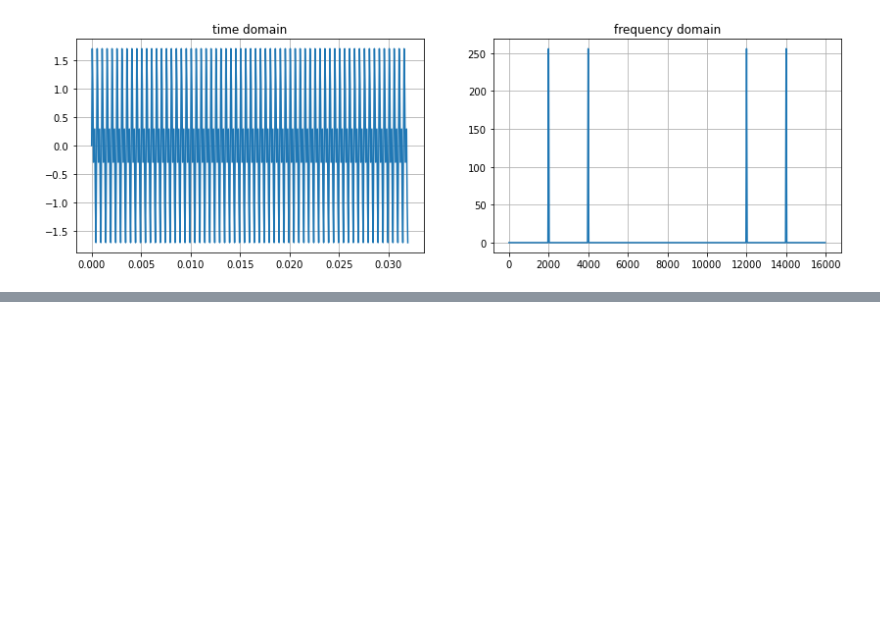
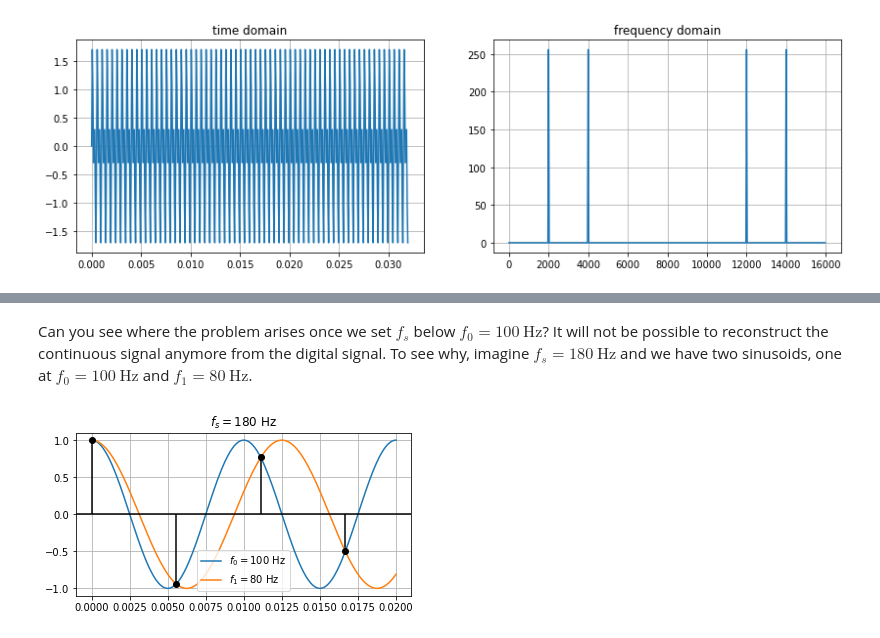
Before and after one commit to philgzl/dsp-primer, a Jupyter notebook: notebook.ipynb, the cells around one changed output, grey strips where cells are left out. Cells and saved outputs as stored; diff of their text form; code cells hidden in the pictures; blank space fills up the shorter version.

```diff
--- a/notebook.ipynb
+++ b/notebook.ipynb
@@ -347,0 +379,26 @@ plt.show()  # you should observe the curves overlap in both plots
+# %% [markdown]
+Can you see where the problem arises once we set $f_s$ below $f_0=100\ \text{Hz}$? It will not be possible to reconstruct the continuous signal anymore from the digital signal. To see why, imagine $f_s=180\ \text{Hz}$ and we have two sinusoids, one at $f_0=100\ \text{Hz}$ and $f_1=80\ \text{Hz}$.
+# %%
+fig, ax = plt.subplots(figsize=(6, 3))
+
+f0 = 100
+f1 = 80
+
+x_cont = np.cos(2*np.pi*f0*t_cont)
+ax.plot(t_cont, x_cont, label=f'$f_0={f0}$ Hz')
+
+x_cont = np.cos(2*np.pi*f1*t_cont)
+ax.plot(t_cont, x_cont, label=f'$f_1={f1}$ Hz')
+
+fs_lo = 180
+t_coarse = np.arange(0, T, 1/fs_lo)
+x_coarse = np.cos(2*np.pi*f0*t_coarse)
+ax.stem(t_coarse, x_coarse, 'k', markerfmt='ko', basefmt=' ')
+ax.axhline(0, color='k')
+
+ax.set_title(f'$f_s={fs_lo}$ Hz')
+ax.legend()
+
+plt.show()
+# %% [output]
+[figure, added]
```
Also changed, not shown: parts of 21 cells of this notebook, 4 other files.
